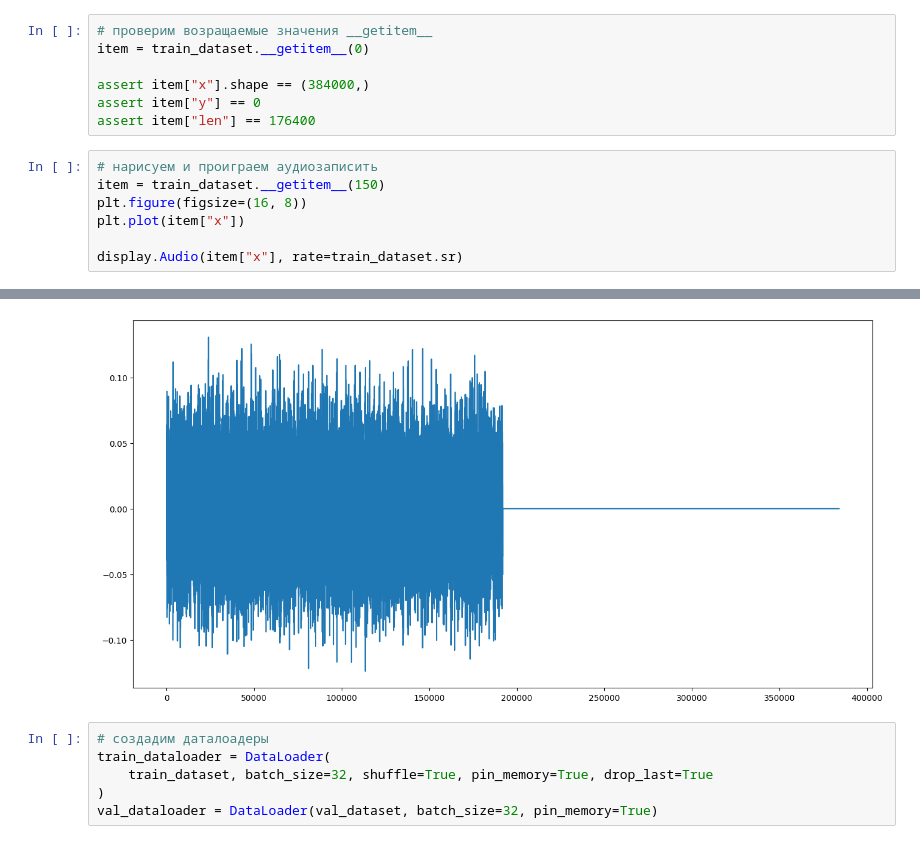
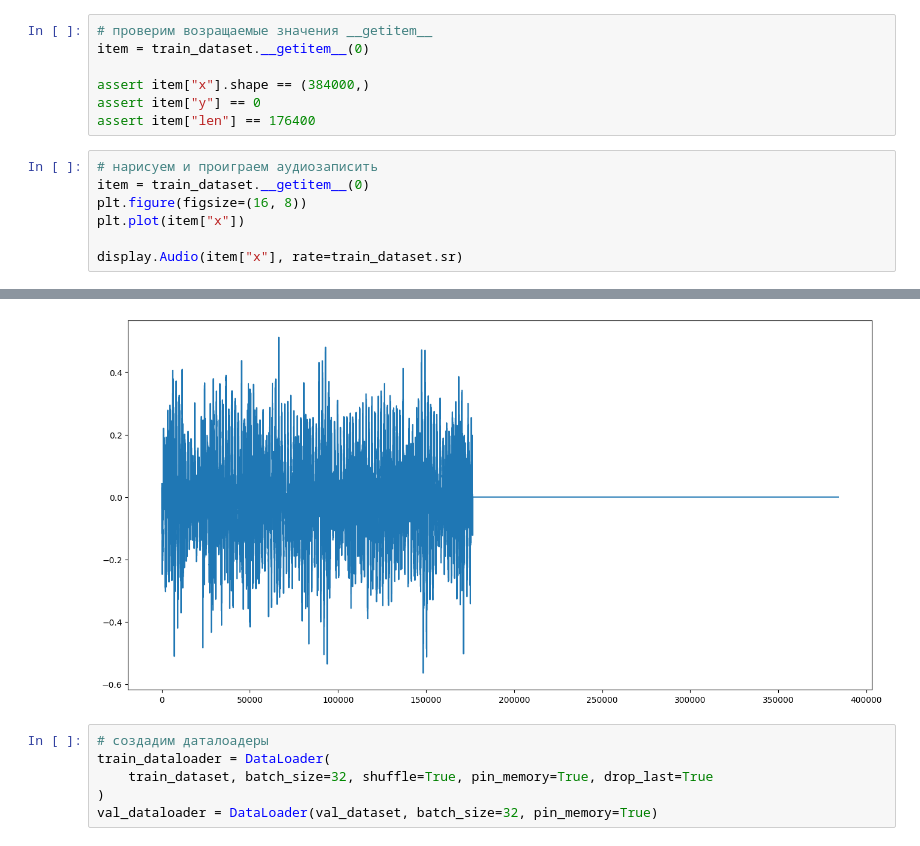
Before and after one commit to ktvlna/hse-iad, a Jupyter notebook: applied-ds/HW2.ipynb, the cells around one changed output, grey strips where cells are left out. Cells and saved outputs as stored; diff of their text form.

```diff
--- a/applied-ds/HW2.ipynb
+++ b/applied-ds/HW2.ipynb
@@ -130,14 +130,14 @@ assert item["y"] == 0
 assert item["len"] == 176400
 # %%
 # нарисуем и проиграем аудиозаписить
-item = train_dataset.__getitem__(150)
+item = train_dataset.__getitem__(0)
 plt.figure(figsize=(16, 8))
 plt.plot(item["x"])
 
 display.Audio(item["x"], rate=train_dataset.sr)
 # %% [output]
 [interactive output not drawn]
-[figure, old version]
+[figure, new version]
 # %%
 # создадим даталоадеры
 train_dataloader = DataLoader(
```
Also changed, not shown: parts of 24 cells of this notebook.
